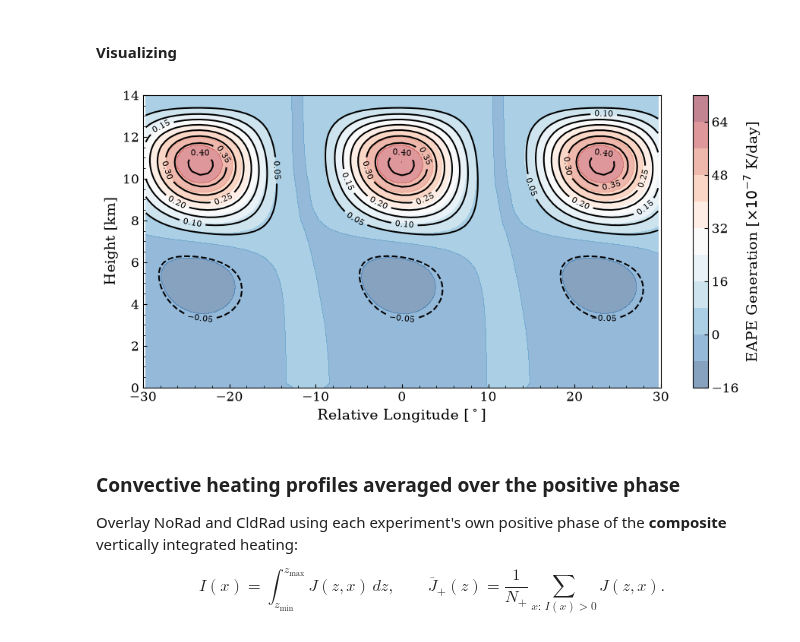
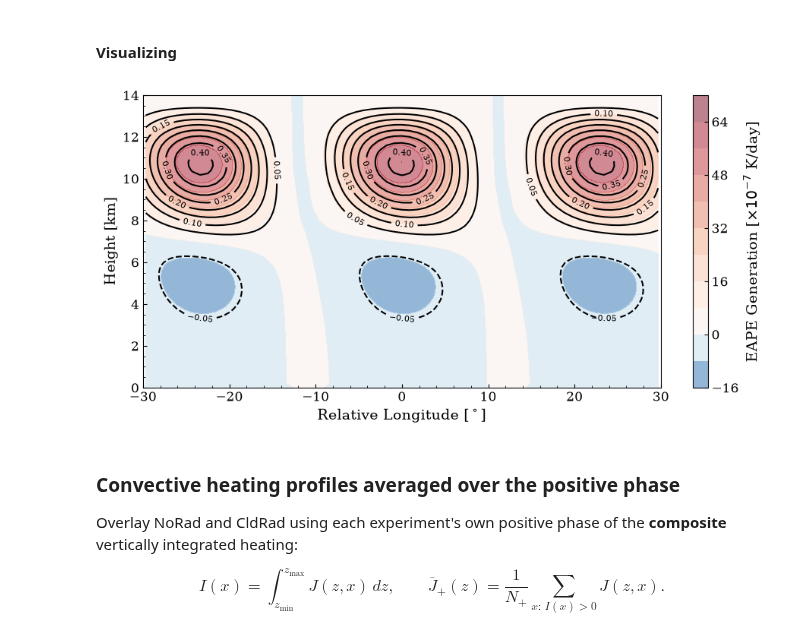
Before and after one commit to JosephKan828/KW_CRI_manuscript, a Jupyter notebook: Code/model/Contrast.ipynb, the cells around one changed output. Cells and saved outputs as stored; diff of their text form; code cells hidden in the pictures.

```diff
--- a/Code/model/Contrast.ipynb
+++ b/Code/model/Contrast.ipynb
@@ -95,31 +95,32 @@ def _remove_zero_contour(
 # %%
 fig, ax = plt.subplots(1 ,1, figsize=(11, 5))
 
 norad_gen_ctf = plt.contourf(
     x_rel[visible], height_km,
     norad_composite["source"][:, visible]*1e7,
     levels=11,
     alpha=0.5,
-    cmap="RdBu_r"
+    cmap="RdBu_r",
+    norm=TwoSlopeNorm(0.0)
 )
 cldrad_gen_ct = plt.contour(
     x_rel[visible], height_km,
     cldrad_composite["source"][:, visible]*1e7,
     levels=_remove_zero_contour(cldrad_composite["source"][:, visible]*1e7),
     colors="k"
 )
 ax.minorticks_on()
 ax.tick_params(direction="in")
 ax.set_xlim(-LONGITUDE_LIMIT, LONGITUDE_LIMIT)
 ax.set_xlabel(r"Relative Longitude [$^\circ$]")
 ax.set_ylabel("Height [km]")
 plt.colorbar(norad_gen_ctf, ax=ax, label=r"EAPE Generation [$\times 10^{-7}$ K/day]")
 plt.clabel(cldrad_gen_ct, inline=True, fontsize=8)
 plt.savefig(FIG_DIR / "gen_contrast.png", dpi=300, bbox_inches="tight")
 plt.show()
 plt.close(fig)
 # %% [output]
-[figure, old version]
+[figure, new version]
 # %% [markdown]
 ### Convective heating profiles averaged over the positive phase
 
```
Also changed, not shown: 3 other files.
